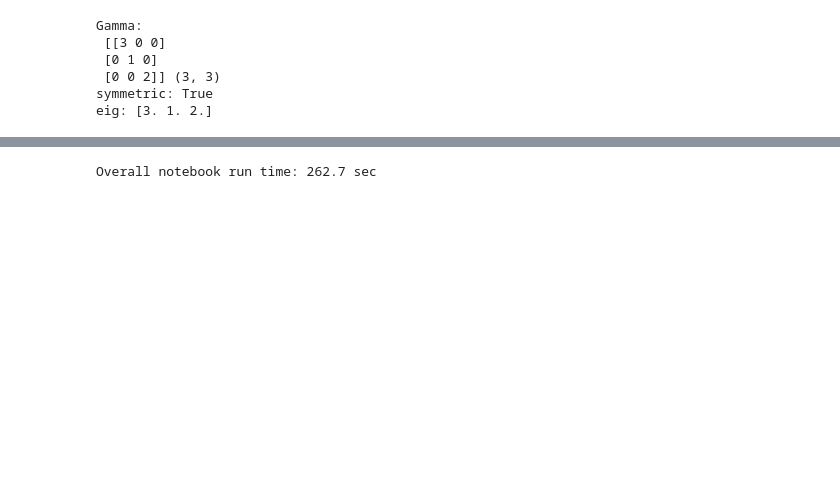
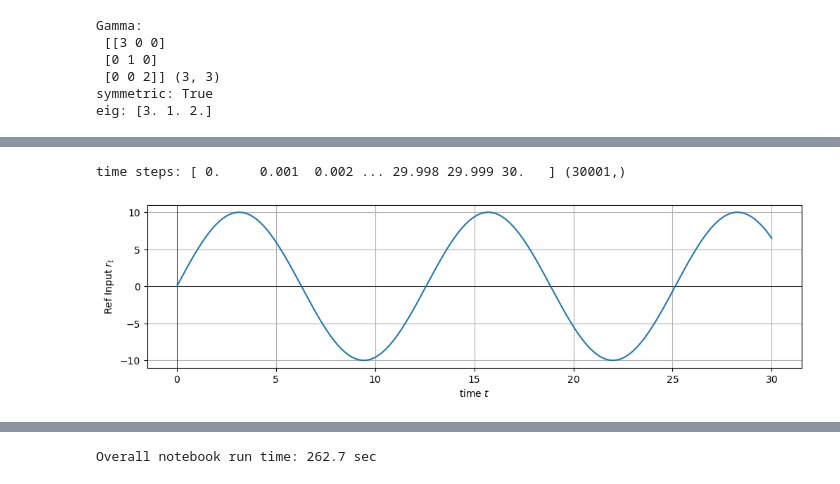
Before and after one commit to tylerlekang/CDC2024, a Jupyter notebook: CDC2024_simulation.ipynb, the cells around one changed output, grey strips where cells are left out. Drawn from its saved outputs; the diff is of its cells as text; code cells hidden in the pictures; blank space fills up the shorter version.

```diff
--- a/CDC2024_simulation.ipynb
+++ b/CDC2024_simulation.ipynb
@@ -341,0 +358,5 @@ Total run time with 625 grid points: 14.6 sec
+# %%
+r = c24.setRefInput(t0 = 0,tf = 30,dt = 0.001, w = 0.5, c = 10, plot=True)
+# %% [output]
+time steps: [ 0.     0.001  0.002 ... 29.998 29.999 30.   ] (30001,)
+[figure, added]
```
Also changed, not shown: parts of 15 cells of this notebook, 1 other file.
